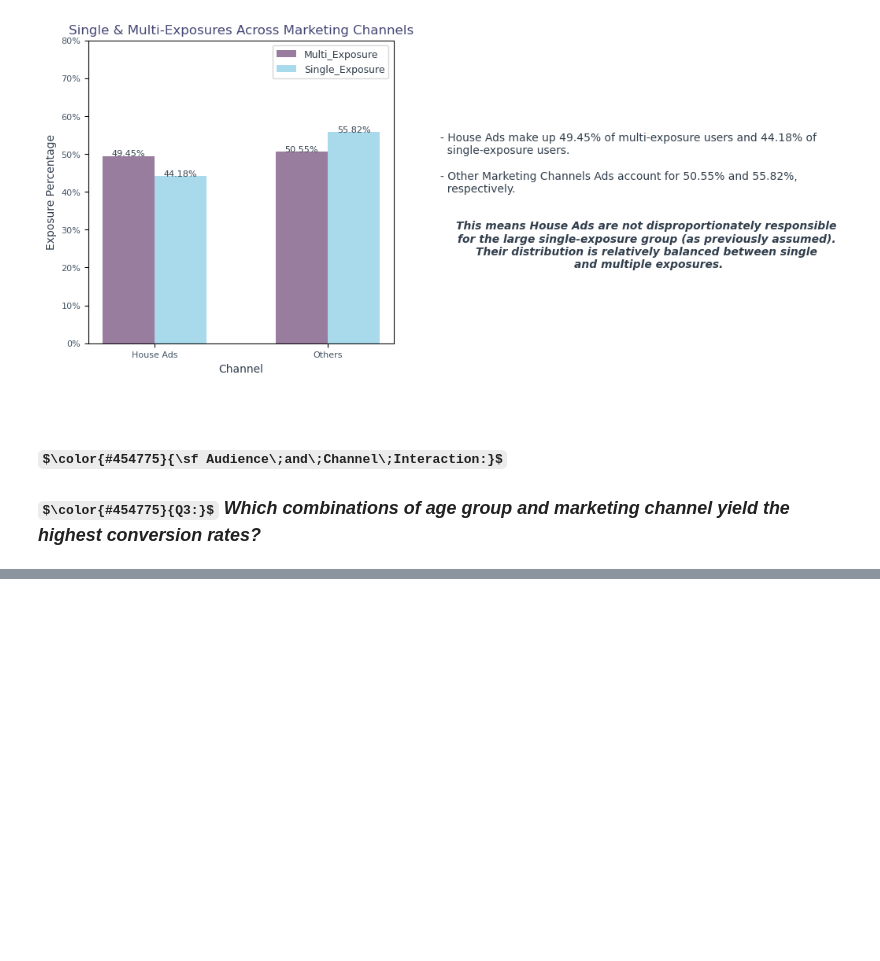
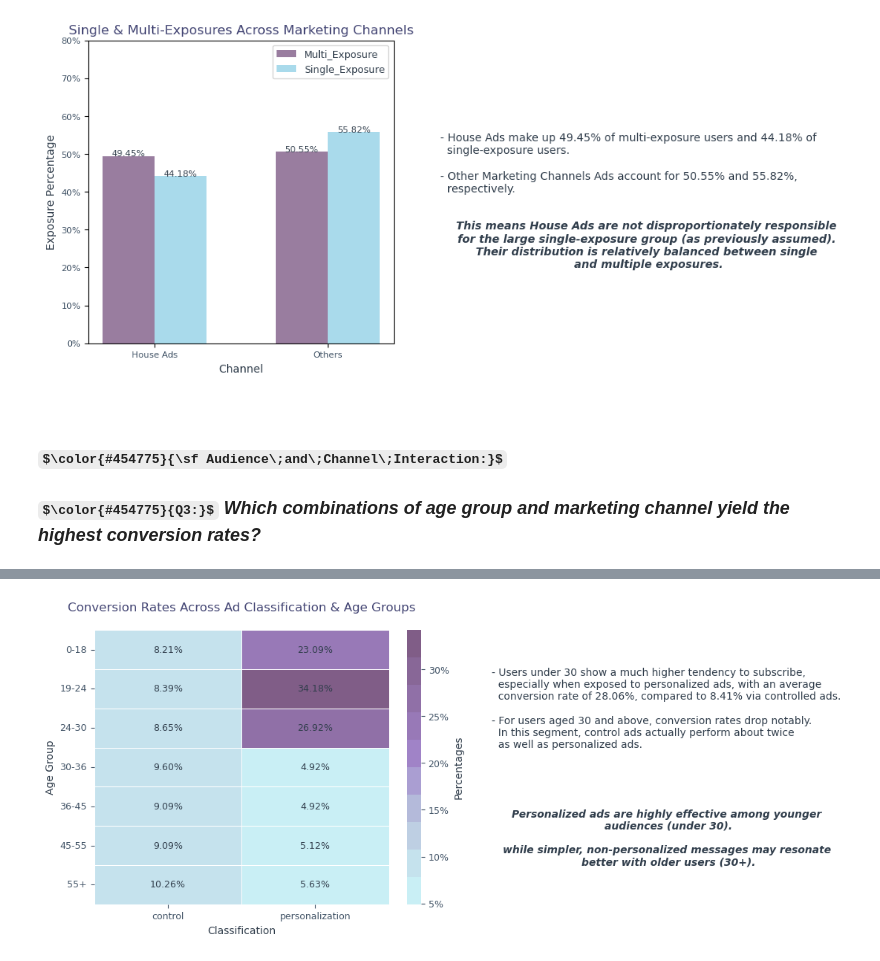
Before and after one commit to hend-a-ghafour/Analyzing_Marketing_Campaigns, a Jupyter notebook: Analyzing_Marketing_Campaigns.ipynb, the cells around one changed output, grey strips where cells are left out. Saved outputs shown, nothing was run; the diff lists cells and outputs as text; code cells hidden in the pictures; some formulas as TeX source; blank space fills up the shorter version.

```diff
--- a/Analyzing_Marketing_Campaigns.ipynb
+++ b/Analyzing_Marketing_Campaigns.ipynb
@@ -2493,0 +2504,13 @@ plt.show()
+# %%
+# Calculating the Retention Rates for the combinations of Ad Classification & Age groups
+retained_var_age=retained_users.groupby(['variant','age_group']).user_id.nunique().reset_index()\
+                                .rename(columns={'ad_repeated':'ad_exposure','user_id':'retained'})
+
+retention_var_age= converted_var_age.merge(retained_var_age, on=['variant','age_group'])
+
+retention_var_age['retention_rate']=retention_var_age['retained']/retention_var_age['converted']
+
+retention_var_age=retention_var_age.loc[:,['variant', 'age_group','retention_rate']]\
+                                   .pivot_table(values='retention_rate', index='age_group',columns='variant')
+
+retention_var_age.style.format('{:,.2%}')
@@ -2493,0 +2527,80 @@ plt.show()
+# %%
+# Visualiztion - Conversion Rates for the combinations of Ad Classification & Age groups
+# Creating the Chart:
+ax=sns.heatmap(conversion_var_age, cmap=palette_10, annot=True, fmt=".2%", annot_kws={'color':'#313E4c','fontsize':9},
+               linewidths=.4, yticklabels=age_ticks)
+
+# Customizing the Chart:
+plt.title('Conversion Rates Across Ad Classification & Age Groups\n', fontsize=12, color='#454775')
+
+cbar = ax.collections[0].colorbar
+cbar.ax.yaxis.set_major_formatter(mticker.FuncFormatter(lambda x, pos: f'{x*100:.0f}%'))
+cbar.set_label('Percentages', fontsize=10, color='#313E4c')
+cbar.ax.tick_params(labelsize=9, colors='#415366')
+
+ax.set_xlabel('Classification',fontsize=10, color='#313E4c')
+ax.set_ylabel('Age Group',fontsize=10, color='#313E4c')
+ax.tick_params(axis='both',labelsize=9, colors='#415366',labelrotation=0)
+
+# Findings
+text_var_age=f'''
+- Users under 30 show a much higher tendency to subscribe,
+  especially when exposed to personalized ads, with an average
+  conversion rate of {np.mean(conversion_var_age.iloc[:3,1]):.2%}, compared to {np.mean(conversion_var_age.iloc[:3,0]):.2%} via controlled ads.\n
+- For users aged 30 and above, conversion rates drop notably.
+  In this segment, control ads actually perform about twice
+  as well as personalized ads.'''
+
+text2_var_age= '''
+Personalized ads are highly effective among younger
+audiences (under 30).\n
+while simpler, non-personalized messages may resonate
+better with older users (30+).'''
+
+ax.text(2.7,3,text_var_age, color='#313E4C', ha='left')
+ax.text(3.9,6,text2_var_age, ha='center',fontstyle='italic',weight='semibold', fontsize=10, color='#313E4C')
+
+plt.show()
+
+# 2-Visualiztion - Retention Rates for the combinations of Ad Classification & Age groups
+# Creating the Chart:
+ax=sns.heatmap(retention_var_age, cmap=palette_10, annot=True, fmt=".2%", annot_kws={'color':'#313E4c','fontsize':9},
+               linewidths=.4, yticklabels=age_ticks)
+
+# Customizing the Chart:
+plt.title('Retention Rates Across Ad Classification & Age Groups\n', fontsize=12, color='#454775')
+
+cbar = ax.collections[0].colorbar
+cbar.ax.yaxis.set_major_formatter(mticker.FuncFormatter(lambda x, pos: f'{x*100:.0f}%'))
+cbar.set_label('Percentages', fontsize=10, color='#313E4c')
+cbar.ax.tick_params(labelsize=9, colors='#415366')
+
+ax.set_xlabel('Classification',fontsize=10, color='#313E4c')
+ax.set_ylabel('Age Group',fontsize=10, color='#313E4c')
+ax.tick_params(axis='both',labelsize=9, colors='#415366',labelrotation=0)
+
+# Findings
+text_var_age=f'''
+- Ages 30-36 shows the highest retention rate via controlled ads
+  {retention_var_age.iloc[3,0]:.2%} & the lowest retention rate via Personalized ones{retention_var_age.iloc[3,1]:.2%}.\n
+- Retention rates are generally higher for the control variant across
+  all age groups.\n
+- A noticable gap between controlled and personalized ads retention
+  rates for ages of 30 & above. \n
+- Younger users (below 30) display moderate retention for both ad
+  types, with differences between variants being relatively small.'''
+
+text2_var_age= '''
+While personalization increases conversion among younger
+users, it appears to reduce long-term retention, especially
+for older users. \n
+A mixed strategy—personalized content for acquisition and
+standard communication for retention—may achieve better
+overall performance.'''
+
+ax.text(2.7,3.5,text_var_age, color='#313E4C', ha='left')
+ax.text(3.9,6.5,text2_var_age, ha='center',fontstyle='italic',weight='semibold', fontsize=10, color='#313E4C')
+
+plt.show()
+# %% [output]
+[figure, added]
```
Also changed, not shown: parts of 8 cells of this notebook.
